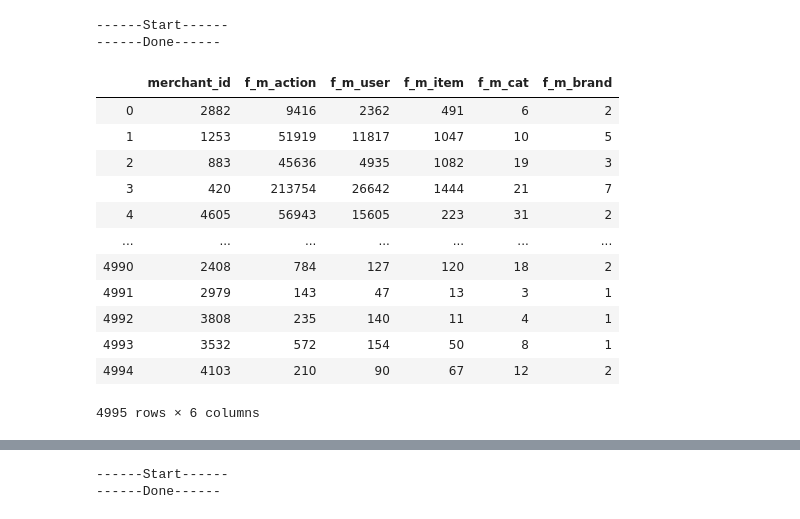
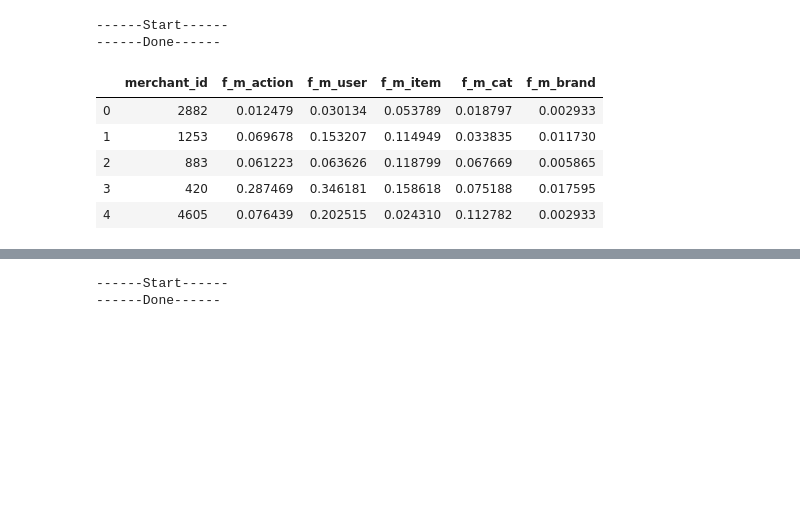
Before and after one commit to sevewing/RepeatBuyers, a Jupyter notebook: RepeatBuyers.ipynb, the cells around one changed output, grey strips where cells are left out. Saved outputs shown, nothing was run; the diff lists cells and outputs as text; code cells hidden in the pictures; blank space fills up the shorter version.

```diff
--- a/RepeatBuyers.ipynb
+++ b/RepeatBuyers.ipynb
@@ -186,8 +187,8 @@ user_log[['item_id','brand_id']][user_log['item_id']==157368].head()
 We can see that after fill lots of brand_id, user_log still has missing brand_id.
 Some items don't have a mapped brand_id.
 # %%
-item_brand_dict = user_log.drop_duplicates(subset=['item_id','brand_id']).set_index('item_id')['brand_id'].to_dict()
-user_log[user_log['brand_id'].isna()] = user_log[user_log['brand_id'].isna()].apply(lambda x: x.fillna(item_brand_dict[x['item_id']]), axis=1)
+f_temp = user_log.drop_duplicates(subset=['item_id','brand_id']).set_index('item_id')['brand_id'].to_dict()
+user_log[user_log['brand_id'].isna()] = user_log[user_log['brand_id'].isna()].apply(lambda x: x.fillna(f_temp[x['item_id']]), axis=1)
 print("Done")
 # %% [output]
 Done
@@ -382,19 +362,15 @@ print('------Done------')
 # %% [output]
 ------Start------
 ------Done------
+# %%
+cols = [i for i in f_merchant.columns if i != 'merchant_id']
+f_merchant[cols] = max_min_normalization(f_merchant.drop(columns='merchant_id'))
 # %%
-f_merchant
+f_merchant.head()
 # %% [output]
 |  | merchant_id | f_m_action | f_m_user | f_m_item | f_m_cat | f_m_brand |
-| 0 | 2882 | 9416 | 2362 | 491 | 6 | 2 |
-| 1 | 1253 | 51919 | 11817 | 1047 | 10 | 5 |
-| 2 | 883 | 45636 | 4935 | 1082 | 19 | 3 |
-| 3 | 420 | 213754 | 26642 | 1444 | 21 | 7 |
-| 4 | 4605 | 56943 | 15605 | 223 | 31 | 2 |
-| ... | ... | ... | ... | ... | ... | ... |
-| 4990 | 2408 | 784 | 127 | 120 | 18 | 2 |
-| 4991 | 2979 | 143 | 47 | 13 | 3 | 1 |
-| 4992 | 3808 | 235 | 140 | 11 | 4 | 1 |
-| 4993 | 3532 | 572 | 154 | 50 | 8 | 1 |
-| 4994 | 4103 | 210 | 90 | 67 | 12 | 2 |
+| 0 | 2882 | 0.012479 | 0.030134 | 0.053789 | 0.018797 | 0.002933 |
+| 1 | 1253 | 0.069678 | 0.153207 | 0.114949 | 0.033835 | 0.011730 |
+| 2 | 883 | 0.061223 | 0.063626 | 0.118799 | 0.067669 | 0.005865 |
+| 3 | 420 | 0.287469 | 0.346181 | 0.158618 | 0.075188 | 0.017595 |
+| 4 | 4605 | 0.076439 | 0.202515 | 0.024310 | 0.112782 | 0.002933 |
-4995 rows × 6 columns
```
Also changed, not shown: parts of 77 cells of this notebook.
